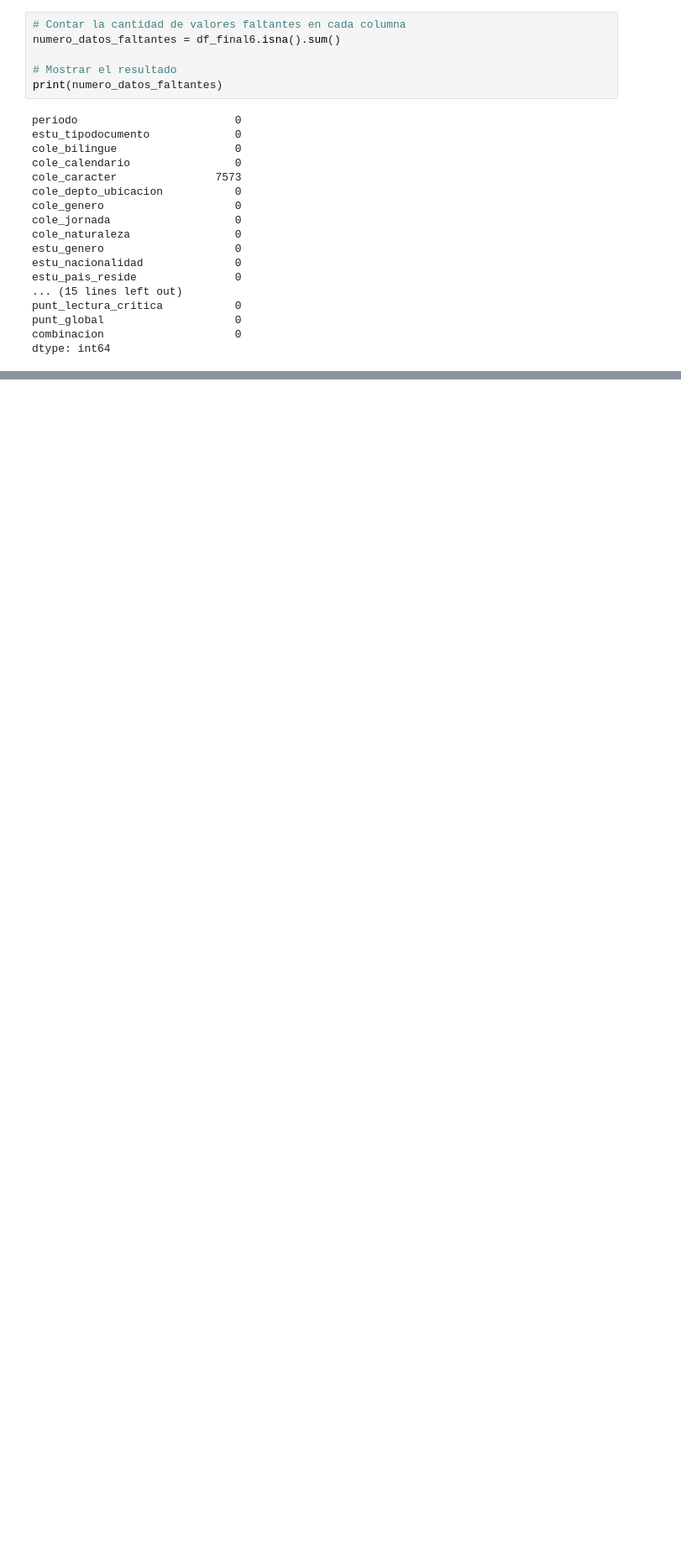
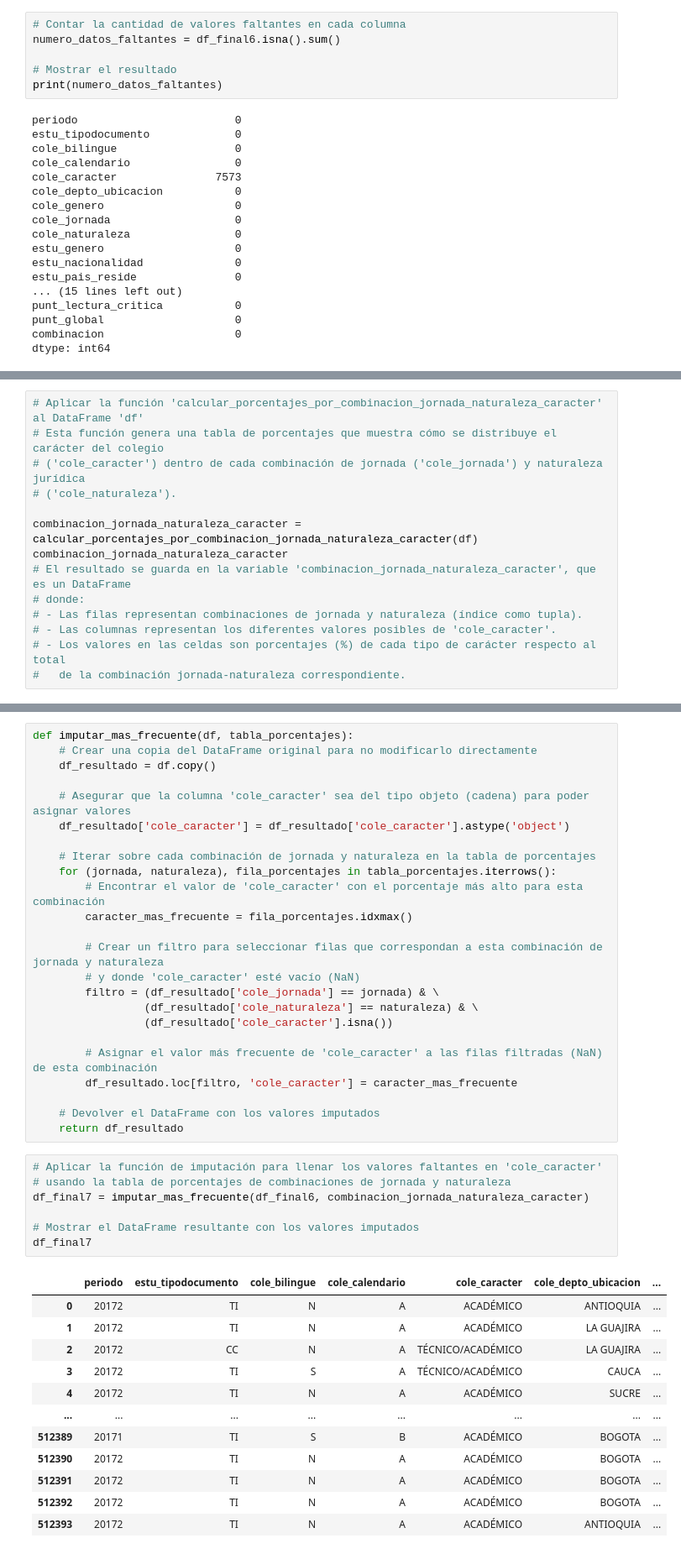
Before and after one commit to Mariapaulaestupinan/Proyecto-2-Analitica, a Jupyter notebook: limpieza_de_datos/Limpieza de datos.ipynb, the cells around one changed output, grey strips where cells are left out. Shown: that part at 84% size. Drawn from its saved outputs; the diff is of its cells as text; blank space fills up the shorter version.

Commit message:
Completar los datos faltantes de la columna "cole_caracter"

```diff
--- a/limpieza_de_datos/Limpieza de datos.ipynb
+++ b/limpieza_de_datos/Limpieza de datos.ipynb
@@ -1911,0 +1941,14 @@ dtype: int64
+# %%
+# Aplicar la función 'calcular_porcentajes_por_combinacion_jornada_naturaleza_caracter' al DataFrame 'df'
+# Esta función genera una tabla de porcentajes que muestra cómo se distribuye el carácter del colegio
+# ('cole_caracter') dentro de cada combinación de jornada ('cole_jornada') y naturaleza jurídica
+# ('cole_naturaleza').
+
+combinacion_jornada_naturaleza_caracter = calcular_porcentajes_por_combinacion_jornada_naturaleza_caracter(df)
+combinacion_jornada_naturaleza_caracter
+# El resultado se guarda en la variable 'combinacion_jornada_naturaleza_caracter', que es un DataFrame
+# donde:
+# - Las filas representan combinaciones de jornada y naturaleza (índice como tupla).
+# - Las columnas representan los diferentes valores posibles de 'cole_caracter'.
+# - Los valores en las celdas son porcentajes (%) de cada tipo de carácter respecto al total
+#   de la combinación jornada-naturaleza correspondiente.
@@ -1911,0 +1969,44 @@ dtype: int64
+# %%
+def imputar_mas_frecuente(df, tabla_porcentajes):
+    # Crear una copia del DataFrame original para no modificarlo directamente
+    df_resultado = df.copy()
+
+    # Asegurar que la columna 'cole_caracter' sea del tipo objeto (cadena) para poder asignar valores
+    df_resultado['cole_caracter'] = df_resultado['cole_caracter'].astype('object')
+
+    # Iterar sobre cada combinación de jornada y naturaleza en la tabla de porcentajes
+    for (jornada, naturaleza), fila_porcentajes in tabla_porcentajes.iterrows():
+        # Encontrar el valor de 'cole_caracter' con el porcentaje más alto para esta combinación
+        caracter_mas_frecuente = fila_porcentajes.idxmax()
+
+        # Crear un filtro para seleccionar filas que correspondan a esta combinación de jornada y naturaleza
+        # y donde 'cole_caracter' esté vacío (NaN)
+        filtro = (df_resultado['cole_jornada'] == jornada) & \
+                 (df_resultado['cole_naturaleza'] == naturaleza) & \
+                 (df_resultado['cole_caracter'].isna())
+
+        # Asignar el valor más frecuente de 'cole_caracter' a las filas filtradas (NaN) de esta combinación
+        df_resultado.loc[filtro, 'cole_caracter'] = caracter_mas_frecuente
+
+    # Devolver el DataFrame con los valores imputados
+    return df_resultado
+# %%
+# Aplicar la función de imputación para llenar los valores faltantes en 'cole_caracter'
+# usando la tabla de porcentajes de combinaciones de jornada y naturaleza
+df_final7 = imputar_mas_frecuente(df_final6, combinacion_jornada_naturaleza_caracter)
+
+# Mostrar el DataFrame resultante con los valores imputados
+df_final7
+# %% [output]
+|  | periodo | estu_tipodocumento | cole_bilingue | cole_calendario | cole_caracter | cole_depto_ubicacion | ... |
+| 0 | 20172 | TI | N | A | ACADÉMICO | ANTIOQUIA | ... |
+| 1 | 20172 | TI | N | A | ACADÉMICO | LA GUAJIRA | ... |
+| 2 | 20172 | CC | N | A | TÉCNICO/ACADÉMICO | LA GUAJIRA | ... |
+| 3 | 20172 | TI | S | A | TÉCNICO/ACADÉMICO | CAUCA | ... |
+| 4 | 20172 | TI | N | A | ACADÉMICO | SUCRE | ... |
+| ... | ... | ... | ... | ... | ... | ... | ... |
+| 512389 | 20171 | TI | S | B | ACADÉMICO | BOGOTA | ... |
+| 512390 | 20172 | TI | N | A | ACADÉMICO | BOGOTA | ... |
+| 512391 | 20172 | TI | N | A | ACADÉMICO | BOGOTA | ... |
+| 512392 | 20172 | TI | N | A | ACADÉMICO | BOGOTA | ... |
+| 512393 | 20172 | TI | N | A | ACADÉMICO | ANTIOQUIA | ... |
```
Also changed, not shown: parts of 8 cells of this notebook.
